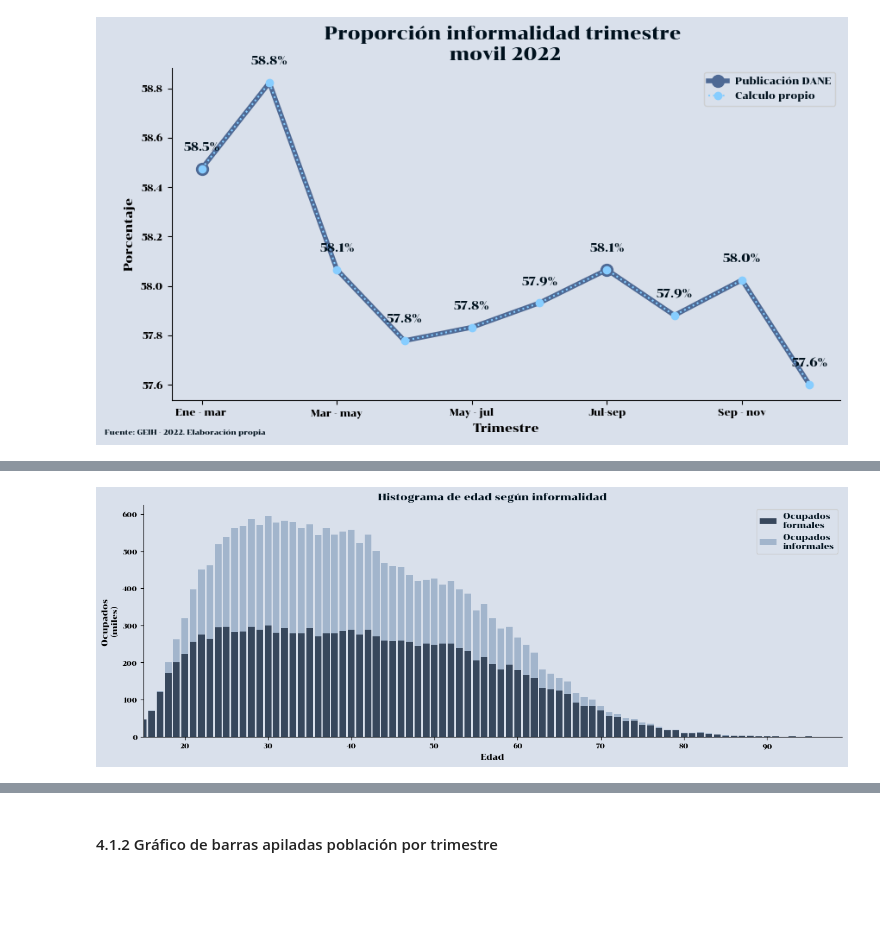
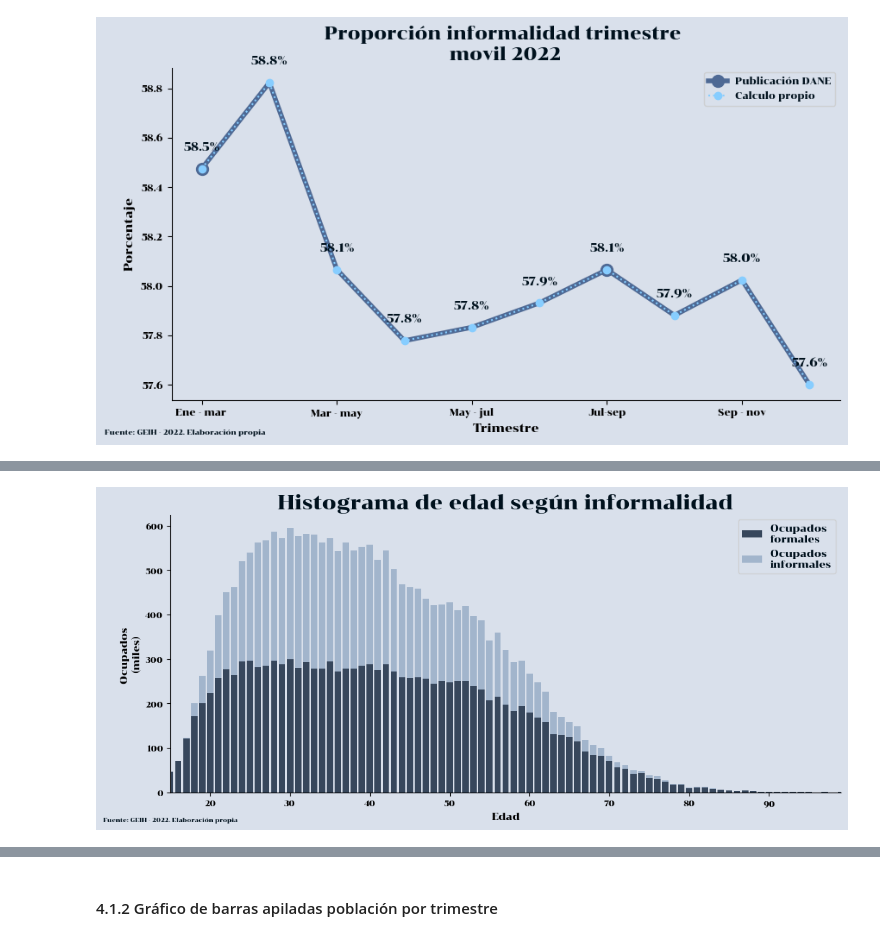
Before and after one commit to caavila96/Colombia_maps_SGR, a Jupyter notebook: informalidad_GEIH.ipynb, the cells around one changed output, grey strips where cells are left out. Cells and saved outputs as stored; diff of their text form; code cells hidden in the pictures; blank space fills up the shorter version.

```diff
--- a/informalidad_GEIH.ipynb
+++ b/informalidad_GEIH.ipynb
@@ -366,6 +484,7 @@ df_final["const"]    = 1
 df_final["fex_a"]    = df_final["FEX_C18"].apply(fex_a)
 df_final["fex_t"]    = df_final["FEX_C18"].apply(fex_t)
 df_final["rama"]     = df_final["RAMA2D_R4"].apply(rama2d)
+df_final["ramastr"]  = df_final["RAMA2D_R4"].apply(rama2d).astype(str)
 df_final["infor"]    = df_final[vars_infor].apply(informalidad, axis=1)
 df_final["a_educ"]   = df_final[['P3042','P3042S1']].apply(educacion, axis=1)
 df_final["p6040^2"]  = df_final["P6040"].apply(edad2)
@@ -410,8 +529,8 @@ Una vex se ha generado las variables compuestas se realizan los filtros para ten
 *  **a_educ**: Años de educación
 # %%
 df_final = df_final[['directorio', 'secuencia_p', 'orden','ano', 'mes', 'clase', 'area', 'dpto','p3271',
- 'p6040', 'p6050', 'p6080','p3069','p3373','p3382','p3384','fex_c18','nper','nper_5',
- 'nper_17','nper_60','nper_ocu','fex_a','fex_t','rama','infor','a_educ','dominio','dp3271']]
+ 'p6040', 'p6050', 'p6080','p3069','p3373','p3382','p3384','fex_c18','nper','nper_5','ramastr',
+ 'nper_17','nper_60','nper_ocu','fex_a','fex_t','rama','infor','a_educ','dominio','dp3271',"a_educ^2",'p6040^2','const']]
 # %% [markdown]
 ### 3.7 Ajuste final de varibles
 
@@ -577,47 +709,50 @@ plot3 = grouped_data = df_final[["p6040","infor","fex_a"]].groupby(["p6040","inf
 plot3 = plot3.pivot(index='p6040', columns='infor', values='fex_a')
 
 
-
 # tamaño
-fig, ax = plt.subplots(figsize=(15, 5))
-
+fig, ax = plt.subplots(figsize=(12, 5))
 
 
 
 colores =  ['#37475C', '#A2B5CC']
 
-
+# Definir valores de x
+x = plot3.index
 
 # Plot each stack with the specified colors
 for i, col in enumerate(plot3.columns):
     label = "Ocupados \nformales" if i == 0 else "Ocupados \ninformales"
     plt.bar(x, plot3[col], bottom=plot3.iloc[:, :i].sum(axis=1), color=colores[i % len(colores)], label=label)
 
 
 # labels
 ax.set_xlabel('Edad')
 ax.set_ylabel('Ocupados \n(miles)')
-ax.set_title('Histograma de edad según informalidad')
+ax.set_title('Histograma de edad según informalidad',fontsize = 20)
 
 
-# Definir valores de x
-x = plot3.index
+
 ax.set_xlim(min(x), max(x))
 
 #Valores de y
 ax.set_yticklabels([f'{int(y/1000):,}' for y in ax.get_yticks()])
 
 #Tamaño de letra
 ax.tick_params(axis='x', labelsize=8)
 ax.tick_params(axis='y', labelsize=8)
 
 # Quitar las linea vertical superior i dereha horizontal
 sns.despine()
 
 # Show the legend
 ax.legend(loc='upper right')
 
+
+#nota
+ax.text(-0.1, -0.1, note, transform=ax.transAxes, va='center', fontsize=6)
+
+
 # Show the plot
 plt.show()
 # %% [output]
-[figure, old version]
+[figure, new version]
```
Also changed, not shown: parts of 39 cells of this notebook.
